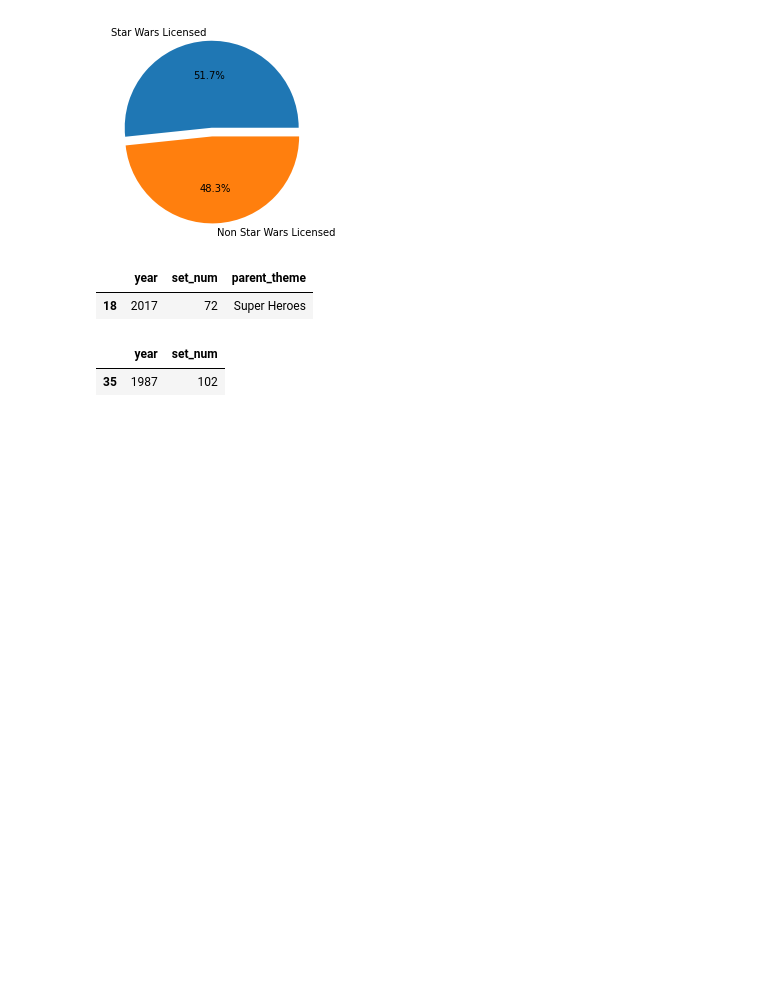
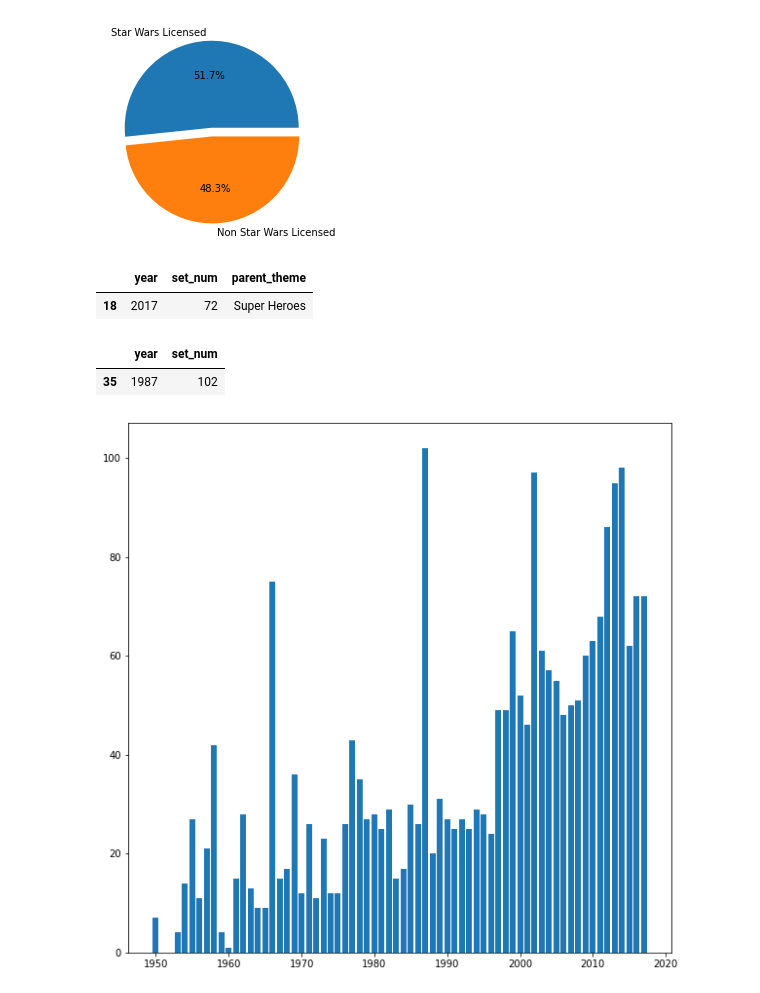
Before and after one commit to jayuchawla/da_lego_evolution_analysis, a Jupyter notebook: eda.ipynb, the cells around one changed output. Drawn from its saved outputs; the diff is of its cells as text; code cells hidden in the pictures; blank space fills up the shorter version.

```diff
--- a/eda.ipynb
+++ b/eda.ipynb
@@ -213,12 +213,15 @@ max_sets_by_year[max_sets_by_year['parent_theme']!='Star Wars']
 # %%
 # bonus question 1 : which year had most unique sets released ?
 count_sets_by_year = lego_sets.groupby(['year', 'parent_theme'])['set_num'].count().reset_index(['year', 'parent_theme']).sort_values(by=['year', 'set_num'])
 count_max_sets_by_year = count_sets_by_year.groupby('year')['set_num'].max().reset_index()
+plt.figure(figsize=(10,10))
+plt.bar(count_max_sets_by_year['year'], count_max_sets_by_year['set_num'])
 years_with_max_unique_sets = count_max_sets_by_year[count_max_sets_by_year['set_num'] == count_max_sets_by_year['set_num'].max()]
 years_with_max_unique_sets
 # %% [output]
 |  | year | set_num |
 | 35 | 1987 | 102 |
+[figure, added]
 # %%
 # bonus question 2 : which year had most sets released ?
 count_sets_by_year = lego_sets.groupby(['year', 'parent_theme'])['set_num'].count().reset_index(['year', 'parent_theme']).sort_values(by=['year', 'set_num'])
```
Also changed, not shown: parts of 1 cell of this notebook.
